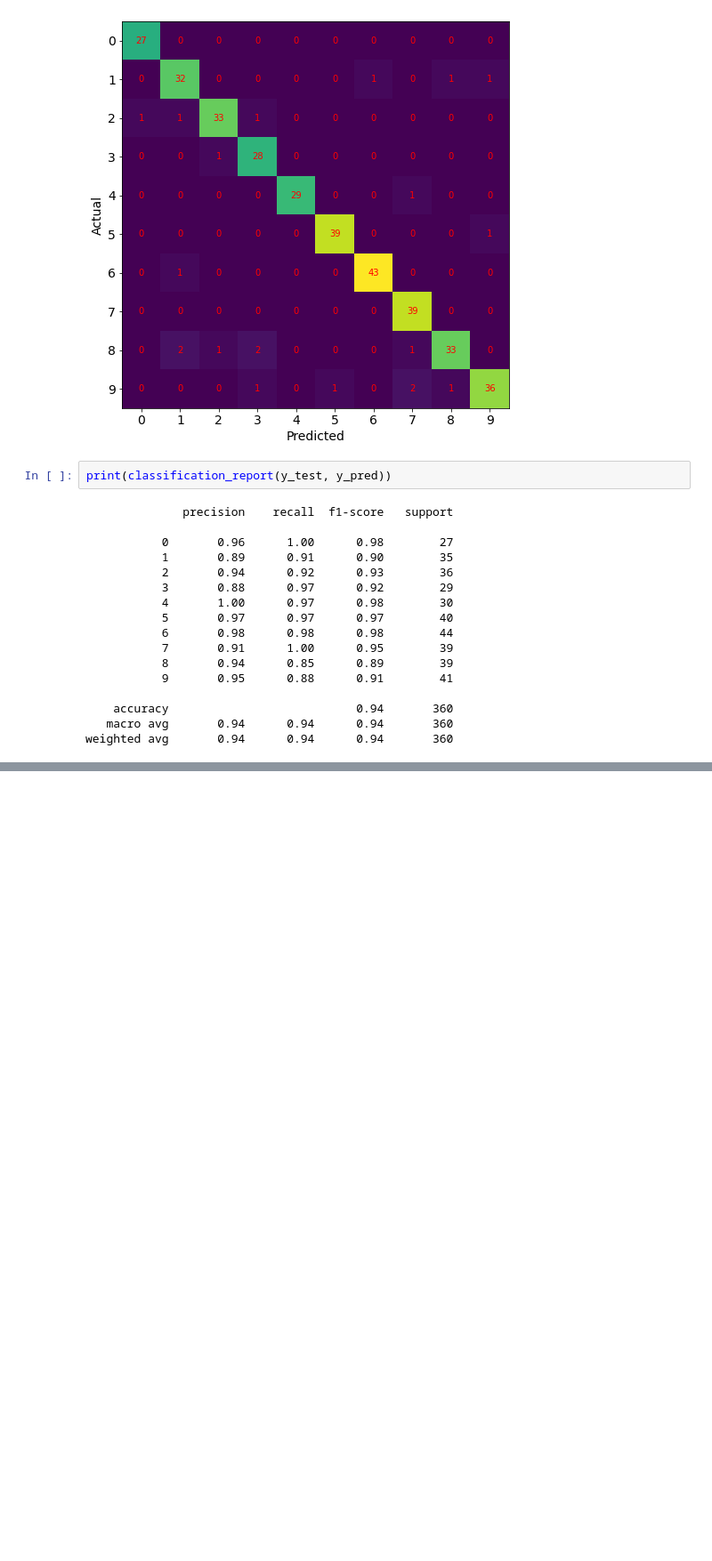
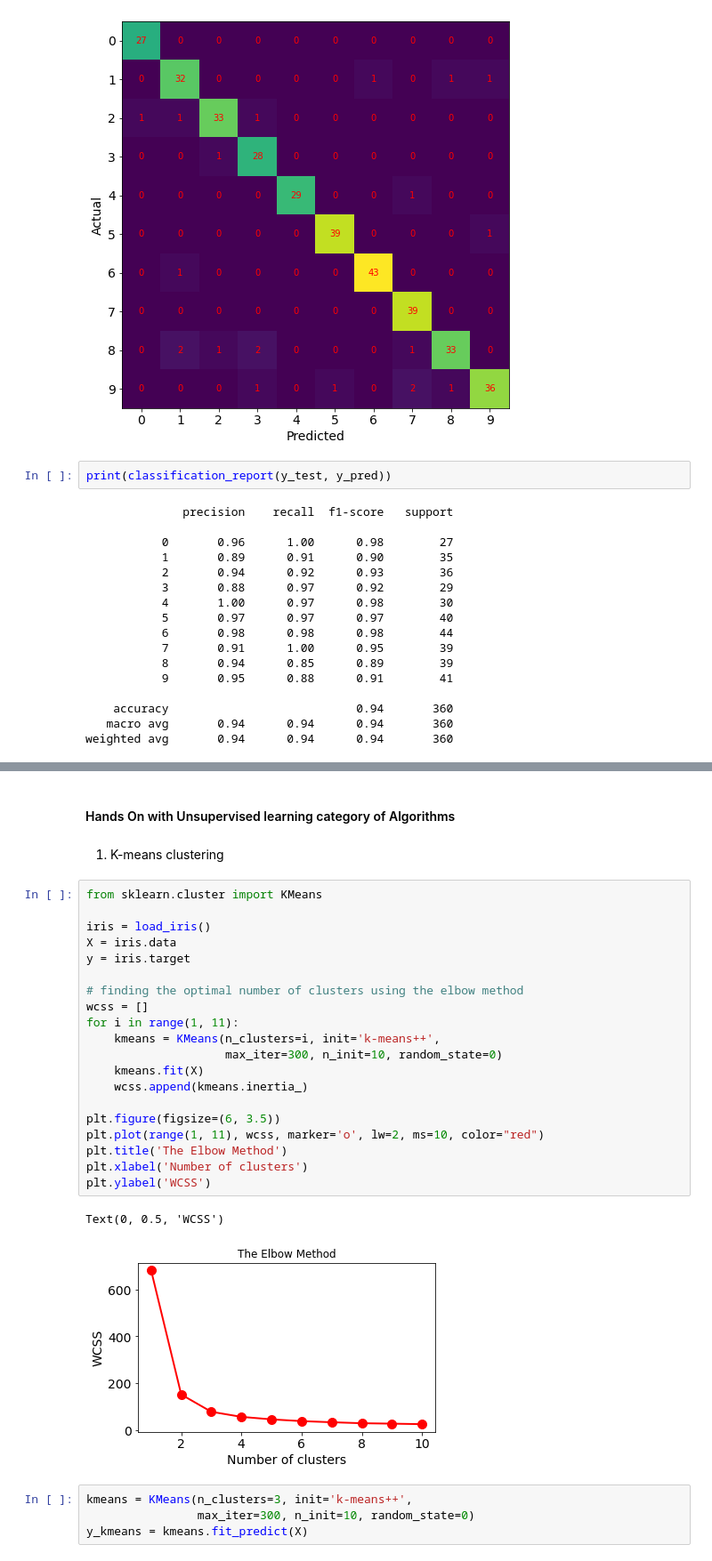
Before and after one commit to Ziaeemehr/workshop_ML, a Jupyter notebook: Intro/00_beginner_to_ML.ipynb, the cells around one changed output, grey strips where cells are left out. Shown at 89% size. Saved outputs shown, nothing was run; the diff lists cells and outputs as text; blank space fills up the shorter version.

```diff
--- a/Intro/00_beginner_to_ML.ipynb
+++ b/Intro/00_beginner_to_ML.ipynb
@@ -228,0 +339,31 @@ weighted avg       0.94      0.94      0.94       360
+# %% [markdown]
+#### Hands On with Unsupervised learning category of Algorithms
+# %% [markdown]
+1. K-means clustering
+# %%
+from sklearn.cluster import KMeans
+
+iris = load_iris()
+X = iris.data
+y = iris.target
+
+# finding the optimal number of clusters using the elbow method
+wcss = []
+for i in range(1, 11):
+    kmeans = KMeans(n_clusters=i, init='k-means++',
+                    max_iter=300, n_init=10, random_state=0)
+    kmeans.fit(X)
+    wcss.append(kmeans.inertia_)
+
+plt.figure(figsize=(6, 3.5))
+plt.plot(range(1, 11), wcss, marker='o', lw=2, ms=10, color="red")
+plt.title('The Elbow Method')
+plt.xlabel('Number of clusters')
+plt.ylabel('WCSS')
+# %% [output]
+Text(0, 0.5, 'WCSS')
+[figure, added]
+# %%
+kmeans = KMeans(n_clusters=3, init='k-means++',
+                max_iter=300, n_init=10, random_state=0)
+y_kmeans = kmeans.fit_predict(X)
```
Also changed, not shown: parts of 9 cells of this notebook.
